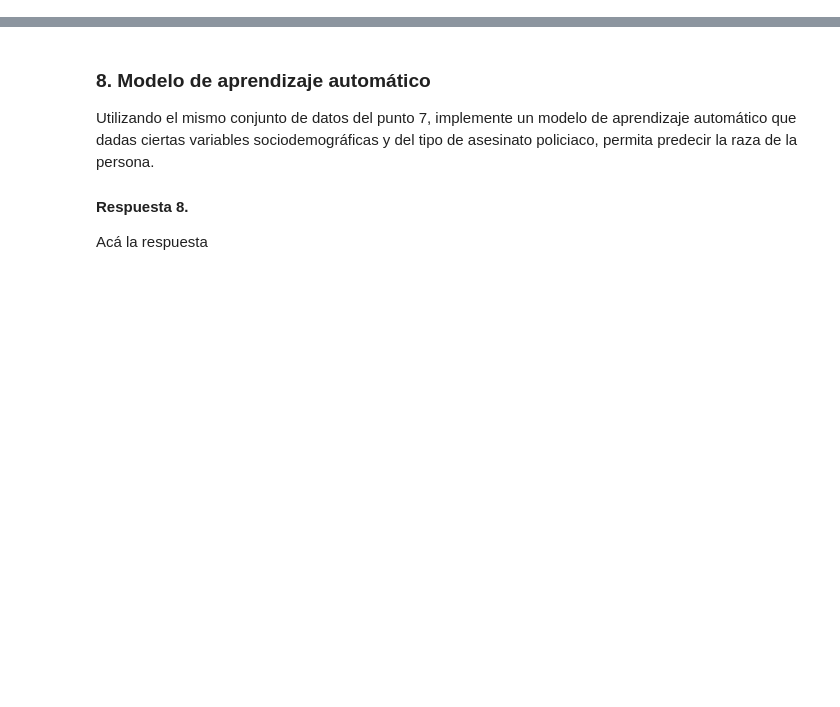
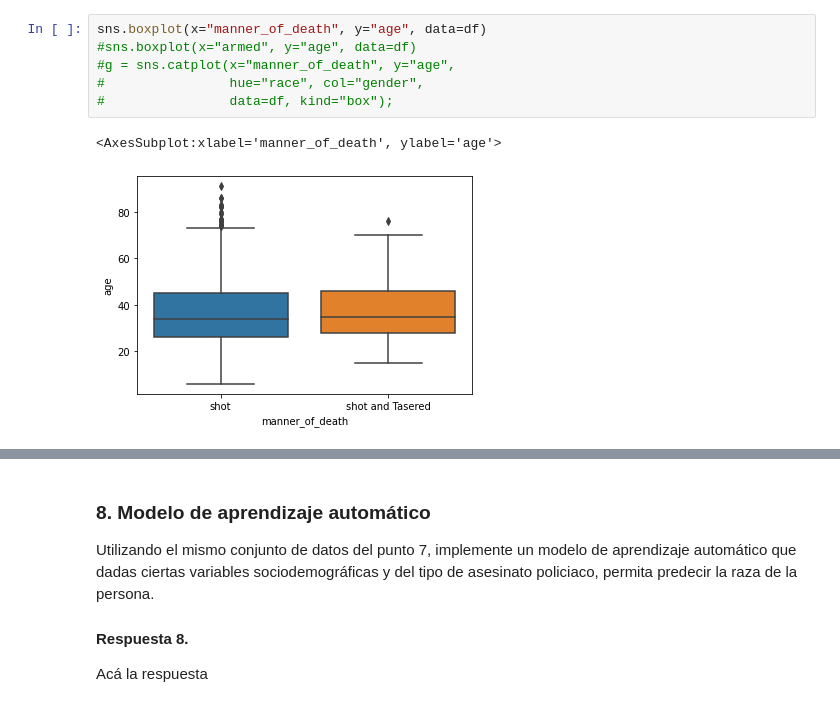
Before and after one commit to JuanseGomezM/QuantumConnexion, a Jupyter notebook: PruebaQuantumConnexion_JGomezM.ipynb, the cells around one changed output, grey strips where cells are left out. Cells and saved outputs as stored; diff of their text form; blank space fills up the shorter version.

```diff
--- a/PruebaQuantumConnexion_JGomezM.ipynb
+++ b/PruebaQuantumConnexion_JGomezM.ipynb
@@ -127,0 +302,9 @@ Acá la respuesta
+# %%
+sns.boxplot(x="manner_of_death", y="age", data=df)
+#sns.boxplot(x="armed", y="age", data=df)
+#g = sns.catplot(x="manner_of_death", y="age",
+#                hue="race", col="gender",
+#                data=df, kind="box");
+# %% [output]
+<AxesSubplot:xlabel='manner_of_death', ylabel='age'>
+[figure, added]
```
Also changed, not shown: parts of 45 cells of this notebook.
